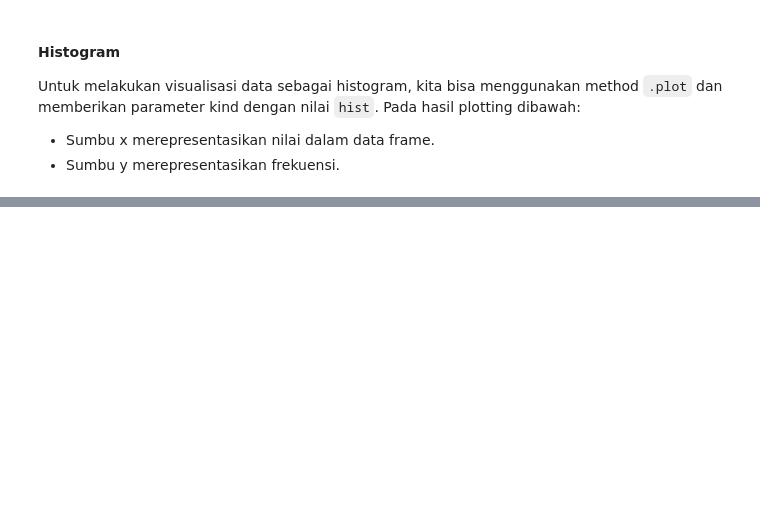
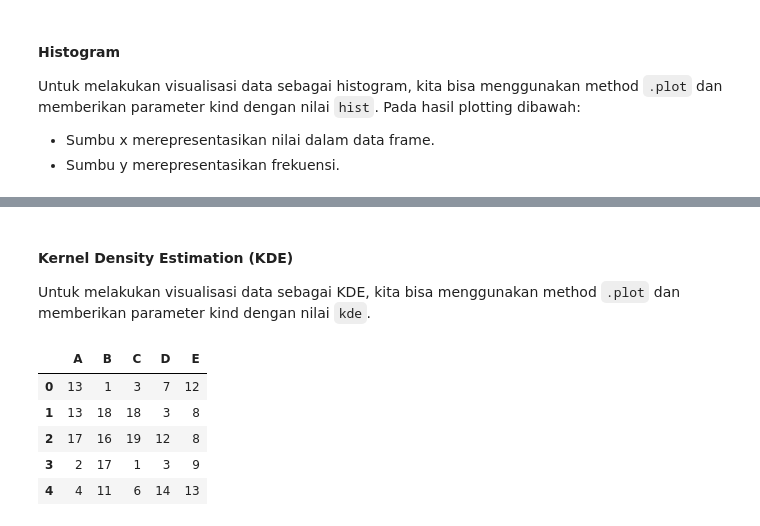
Before and after one commit to akeykoh/belajar_pandas, a Jupyter notebook: Python Pandas 32 - Week 8.ipynb, the cells around one changed output, grey strips where cells are left out. Saved outputs shown, nothing was run; the diff lists cells and outputs as text; code cells hidden in the pictures; blank space fills up the shorter version.

```diff
--- a/Python Pandas 32 - Week 8.ipynb
+++ b/Python Pandas 32 - Week 8.ipynb
@@ -206,0 +208,14 @@ df[['A', 'B']].plot(kind='hist')
+# %% [markdown]
+#### Kernel Density Estimation (KDE)
+
+Untuk melakukan visualisasi data sebagai KDE, kita bisa menggunakan method `.plot` dan memberikan parameter kind dengan nilai `kde`.
+# %%
+# Mereview isi data frame (5 baris pertama).
+df.head()
+# %% [output]
+|  | A | B | C | D | E |
+| 0 | 13 | 1 | 3 | 7 | 12 |
+| 1 | 13 | 18 | 18 | 3 | 8 |
+| 2 | 17 | 16 | 19 | 12 | 8 |
+| 3 | 2 | 17 | 1 | 3 | 9 |
+| 4 | 4 | 11 | 6 | 14 | 13 |
```
Also changed, not shown: parts of 17 cells of this notebook.
